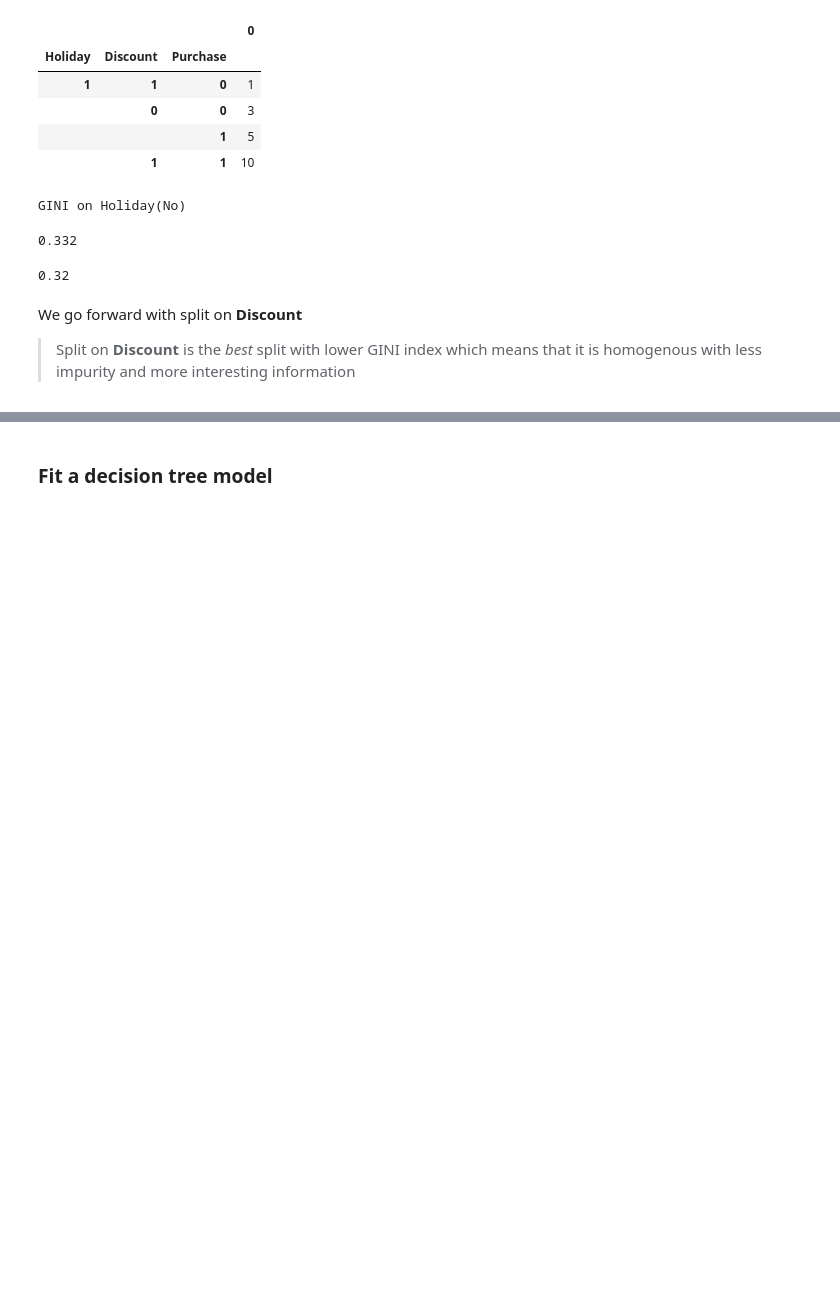
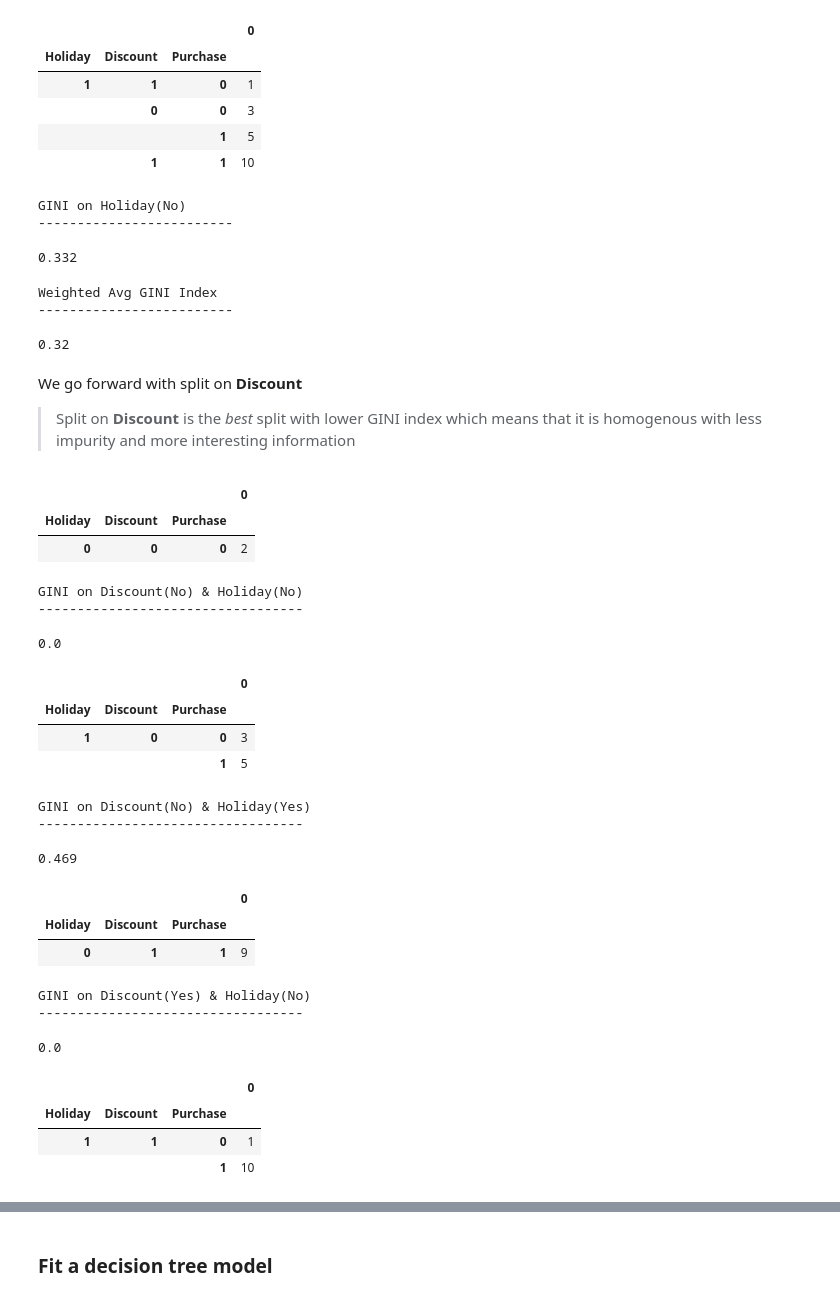
Before and after one commit to KayvanShah1/usc-dsci552-mlds-sp23, a Jupyter notebook: assignment-4/Assignment_4_Decision_Tree_solution.ipynb, the cells around one changed output, grey strips where cells are left out. Cells and saved outputs as stored; diff of their text form; code cells hidden in the pictures; blank space fills up the shorter version.

```diff
--- a/assignment-4/Assignment_4_Decision_Tree_solution.ipynb
+++ b/assignment-4/Assignment_4_Decision_Tree_solution.ipynb
@@ -162,15 +176,79 @@ pd.DataFrame(
 |  | 1 | 1 | 10 |
 # %%
 print("GINI on Holiday(No)")
+print("-"*25)
 round(1-((4/19)**2 + (15/19)**2) ,3)
 # %% [output]
 GINI on Holiday(No)
+-------------------------
 0.332
 # %%
 # Overall Gini of Split
+print("Weighted Avg GINI Index")
+print("-"*25)
 round((11/30)*0.298 + (19/30)*0.332 ,3)
 # %% [output]
-0.32
+Weighted Avg GINI Index
+-------------------------
+0.32
 # %% [markdown]
 We go forward with split on **Discount**
 > Split on **Discount** is the *best* split with lower GINI index which means that it is homogenous with less impurity and more interesting information
+# %%
+pd.DataFrame(
+    df.loc[(df["Discount"]==0) & (df["Holiday"]==0)].value_counts(ascending=True)
+)
+# %% [output]
+|  |  |  | 0 |
+| Holiday | Discount | Purchase |  |
+| 0 | 0 | 0 | 2 |
+# %%
+print("GINI on Discount(No) & Holiday(No)")
+print("-"*34)
+round(1-((2/2)**2 + (0/2)**2), 3)
+# %% [output]
+GINI on Discount(No) & Holiday(No)
+----------------------------------
+0.0
+# %%
+pd.DataFrame(
+    df.loc[(df["Discount"]==0) & (df["Holiday"]==1)].value_counts(ascending=True)
+)
+# %% [output]
+|  |  |  | 0 |
+| Holiday | Discount | Purchase |  |
+| 1 | 0 | 0 | 3 |
+|  |  | 1 | 5 |
+# %%
+print("GINI on Discount(No) & Holiday(Yes)")
+print("-"*34)
+round(1-((3/8)**2 + (5/8)**2), 3)
+# %% [output]
+GINI on Discount(No) & Holiday(Yes)
+----------------------------------
+0.469
+# %%
+pd.DataFrame(
+    df.loc[(df["Discount"]==1) & (df["Holiday"]==0)].value_counts(ascending=True)
+)
+# %% [output]
+|  |  |  | 0 |
+| Holiday | Discount | Purchase |  |
+| 0 | 1 | 1 | 9 |
+# %%
+print("GINI on Discount(Yes) & Holiday(No)")
+print("-"*34)
+round(1-((9/9)**2 + (0/9)**2), 3)
+# %% [output]
+GINI on Discount(Yes) & Holiday(No)
+----------------------------------
+0.0
+# %%
+pd.DataFrame(
+    df.loc[(df["Discount"]==1) & (df["Holiday"]==1)].value_counts(ascending=True)
+)
+# %% [output]
+|  |  |  | 0 |
+| Holiday | Discount | Purchase |  |
+| 1 | 1 | 0 | 1 |
+|  |  | 1 | 10 |
```
Also changed, not shown: parts of 7 cells of this notebook.
